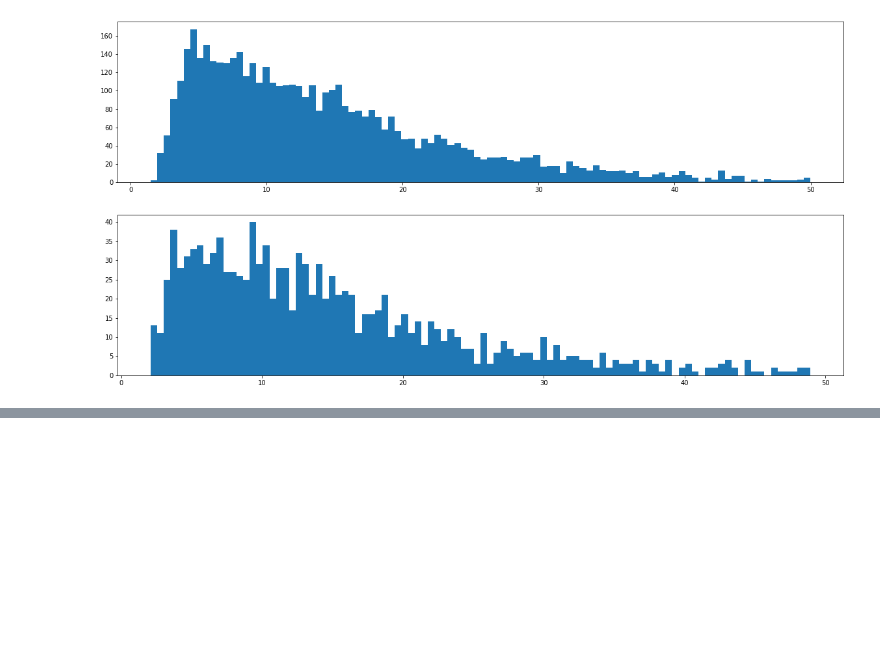
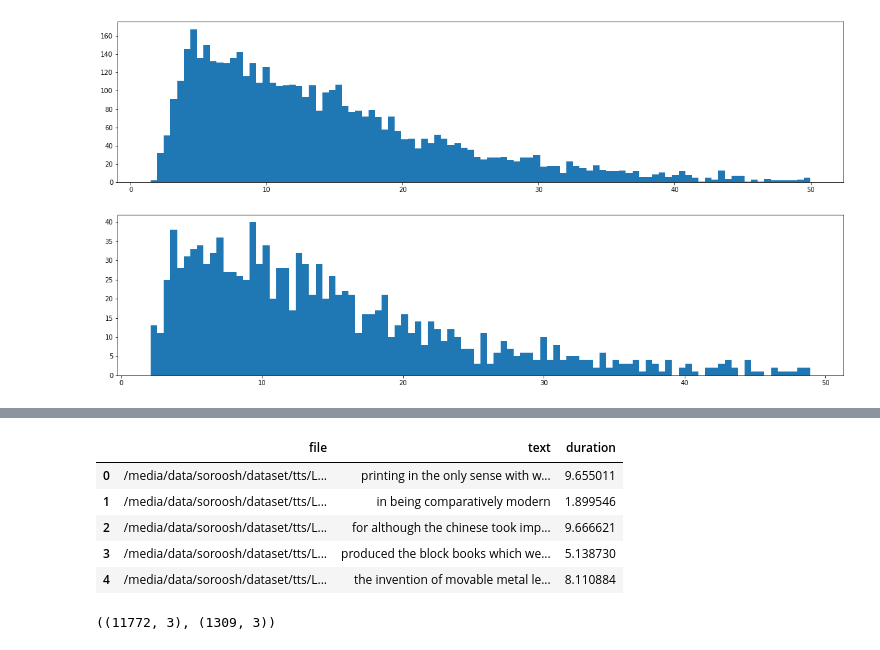
Before and after one commit to s-omranpour/Transformer-TTS, a Jupyter notebook: data prep.ipynb, the cells around one changed output, grey strips where cells are left out. Cells and saved outputs as stored; diff of their text form; code cells hidden in the pictures; blank space fills up the shorter version.

```diff
--- a/data prep.ipynb
+++ b/data prep.ipynb
@@ -122,0 +185,9 @@ test_df.to_json('data/persian-tts-test.json', lines=True, orient='records')
+# %%
+df.head()
+# %% [output]
+|  | file | text | duration |
+| 0 | /media/data/soroosh/dataset/tts/L... | printing in the only sense with w... | 9.655011 |
+| 1 | /media/data/soroosh/dataset/tts/L... | in being comparatively modern | 1.899546 |
+| 2 | /media/data/soroosh/dataset/tts/L... | for although the chinese took imp... | 9.666621 |
+| 3 | /media/data/soroosh/dataset/tts/L... | produced the block books which we... | 5.138730 |
+| 4 | /media/data/soroosh/dataset/tts/L... | the invention of movable metal le... | 8.110884 |
@@ -122,0 +196,9 @@ test_df.to_json('data/persian-tts-test.json', lines=True, orient='records')
+# %%
+from sklearn.model_selection import train_test_split
+
+train_df, val_df = train_test_split(df, test_size=0.1)
+train_df.to_json(path + 'train.json', lines=True, orient='records')
+val_df.to_json(path + 'val.json', lines=True, orient='records')
+train_df.shape, val_df.shape
+# %% [output]
+((11772, 3), (1309, 3))
```
Also changed, not shown: parts of 15 cells of this notebook, 2 other files.
